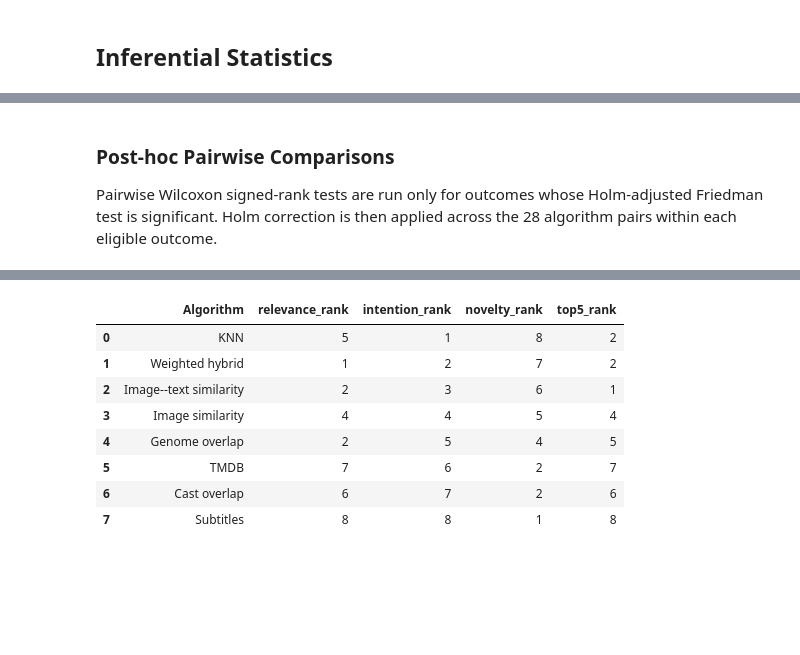
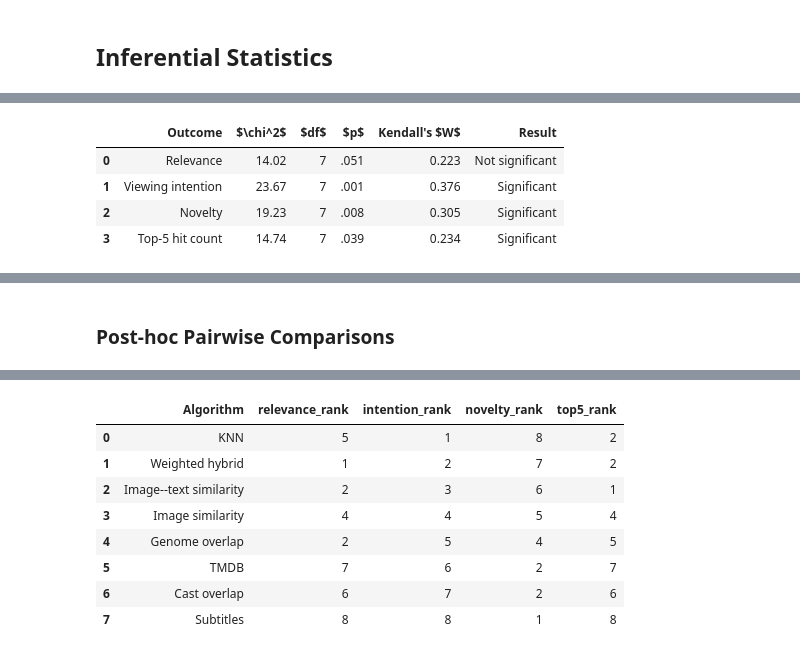
Before and after one commit to elikonrad-aau/ISRS-group4, a Jupyter notebook: evaluation_results/evaluation.ipynb, the cells around one changed output, grey strips where cells are left out. Drawn from its saved outputs; the diff is of its cells as text; code cells hidden in the pictures; blank space fills up the shorter version.

```diff
--- a/evaluation_results/evaluation.ipynb
+++ b/evaluation_results/evaluation.ipynb
@@ -1115,0 +948,68 @@ Top-5 hit count & 14.74 & 7 & .039 & .079 & 0.234 & Not significant \\
+# %%
+# convert table to latex
+def format_p_value(value):
+    if value < 0.001:
+        return r"$< .001$"
+
+    return f"{value:.3f}".replace(
+        "0.",
+        ".",
+    )
+
+
+friedman_latex_df = pd.DataFrame(
+    {
+        "Outcome": friedman_results_df["outcome"],
+        r"$\chi^2$": (
+            friedman_results_df["chi_square"]
+            .map(lambda value: f"{value:.2f}")
+        ),
+        r"$df$": friedman_results_df["df"].astype(int),
+        r"$p$": (
+            friedman_results_df["p_value"]
+            .map(format_p_value)
+        ),
+        r"Kendall's $W$": (
+            friedman_results_df["kendalls_w"]
+            .map(lambda value: f"{value:.3f}")
+        ),
+        "Result": friedman_results_df["result"],
+    }
+)
+
+display(friedman_latex_df)
+
+latex_code = friedman_latex_df.to_latex(
+    index=False,
+    escape=False,
+    caption=(
+        "Friedman omnibus tests comparing the eight "
+        "recommendation algorithms across nine evaluators."
+    ),
+    label="tab:friedman-omnibus",
+    position="htbp",
+    column_format="lccccc",
+)
+
+latex_code = latex_code.replace(
+    "\\begin{table}[htbp]\n",
+    "\\begin{table}[htbp]\n\\centering\n",
+)
+
+latex_path = (
+        OUTPUT_DIR
+        / "table_friedman_omnibus.tex"
+)
+
+latex_path.write_text(
+    latex_code,
+    encoding="utf-8",
+)
+
+print(latex_code)
+# %% [output]
+|  | Outcome | $\chi^2$ | $df$ | $p$ | Kendall's $W$ | Result |
+| 0 | Relevance | 14.02 | 7 | .051 | 0.223 | Not significant |
+| 1 | Viewing intention | 23.67 | 7 | .001 | 0.376 | Significant |
+| 2 | Novelty | 19.23 | 7 | .008 | 0.305 | Significant |
+| 3 | Top-5 hit count | 14.74 | 7 | .039 | 0.234 | Significant |
@@ -1116,6 +1031,2 @@ Top-5 hit count & 14.74 & 7 & .039 & .079 & 0.234 & Not significant \\
 # %% [markdown]
 ### Post-hoc Pairwise Comparisons
-
-Pairwise Wilcoxon signed-rank tests are run only for outcomes whose
-Holm-adjusted Friedman test is significant. Holm correction is then applied
-across the 28 algorithm pairs within each eligible outcome.
```
Also changed, not shown: parts of 22 cells of this notebook.
